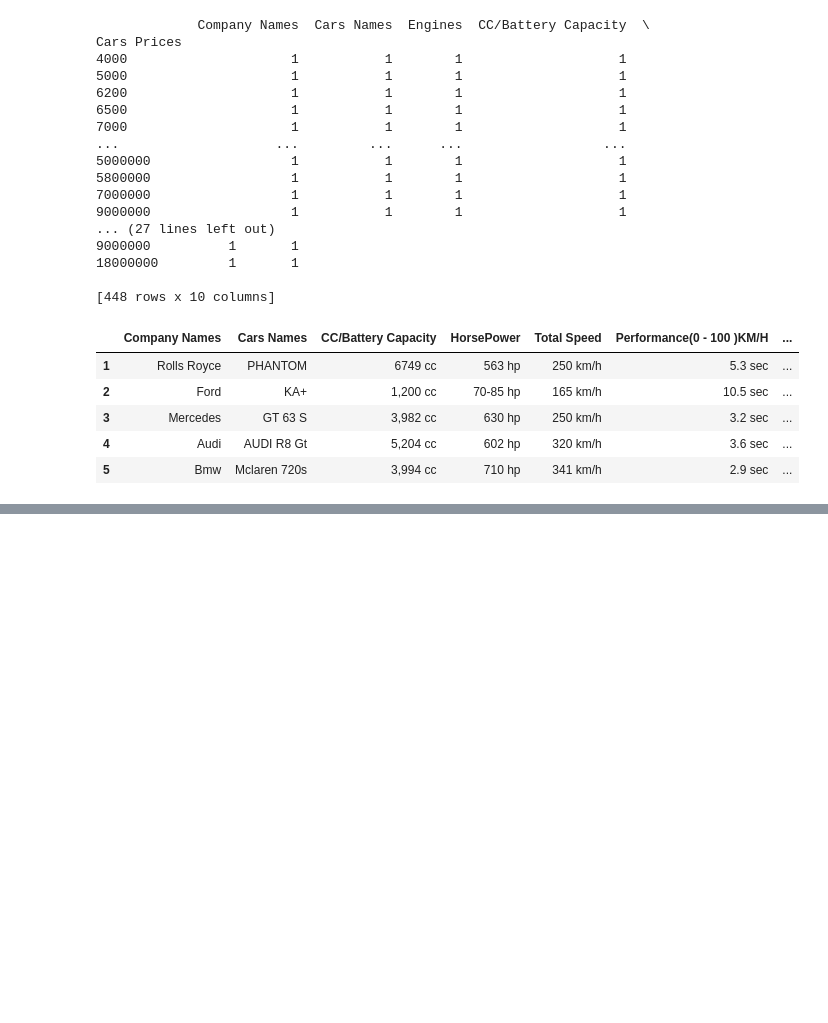
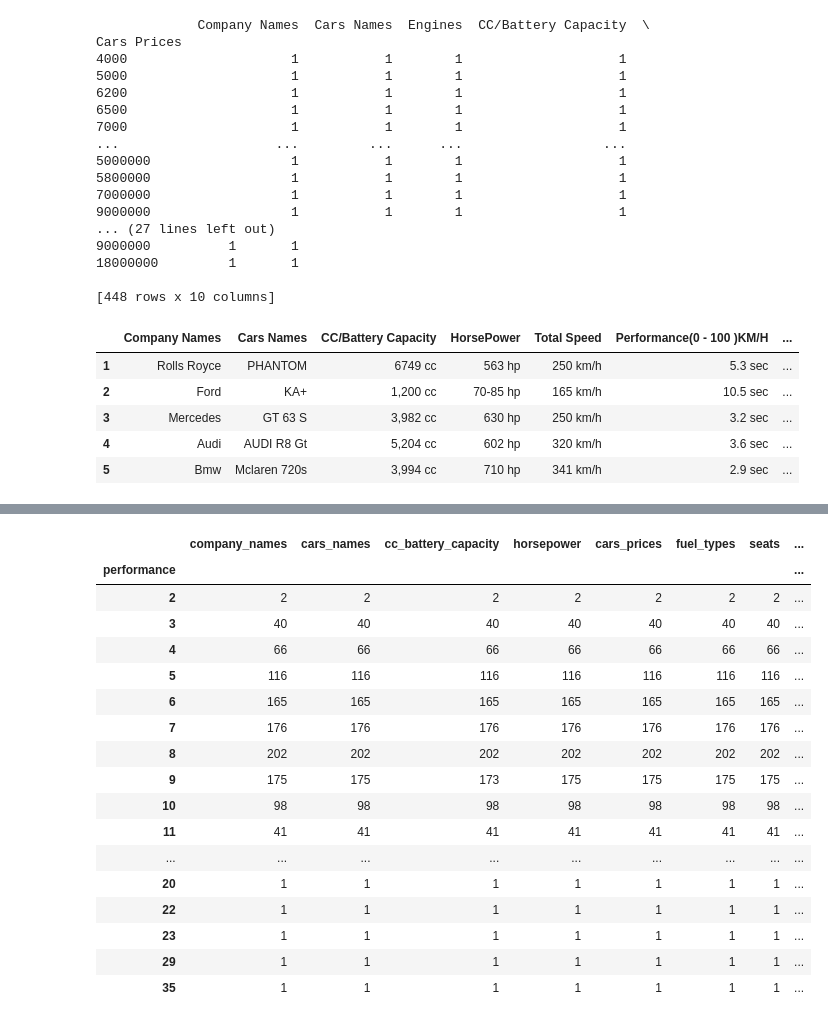
Before and after one commit to Wazard/GruppoX-Car-Analysis, a Jupyter notebook: car_analysis.ipynb, the cells around one changed output, grey strips where cells are left out. Cells and saved outputs as stored; diff of their text form; code cells hidden in the pictures; blank space fills up the shorter version.

Commit message:
all data cleaned

```diff
--- a/car_analysis.ipynb
+++ b/car_analysis.ipynb
@@ -229,0 +248,3 @@ clean_df.head()
+# %%
+clean_df = clean_df.drop(columns=['Total Speed'])
+clean_df.head()
@@ -229,0 +258,2 @@ clean_df.head()
+# %%
+handler.df = clean_df.copy()
@@ -229,0 +336,27 @@ clean_df.head()
+# %%
+col = "performance"
+handler.try_rename_col(col="performance_0_100_km_h", name=col)
+
+handler.try_clean_string_to_number_col(col)
+clean_df = handler.df.copy()
+group_df = clean_df.groupby(col).count()
+group_df.head(1500)
+# %% [output]
+|  | company_names | cars_names | cc_battery_capacity | horsepower | cars_prices | fuel_types | seats | ... |
+| performance |  |  |  |  |  |  |  | ... |
+| 2 | 2 | 2 | 2 | 2 | 2 | 2 | 2 | ... |
+| 3 | 40 | 40 | 40 | 40 | 40 | 40 | 40 | ... |
+| 4 | 66 | 66 | 66 | 66 | 66 | 66 | 66 | ... |
+| 5 | 116 | 116 | 116 | 116 | 116 | 116 | 116 | ... |
+| 6 | 165 | 165 | 165 | 165 | 165 | 165 | 165 | ... |
+| 7 | 176 | 176 | 176 | 176 | 176 | 176 | 176 | ... |
+| 8 | 202 | 202 | 202 | 202 | 202 | 202 | 202 | ... |
+| 9 | 175 | 175 | 173 | 175 | 175 | 175 | 175 | ... |
+| 10 | 98 | 98 | 98 | 98 | 98 | 98 | 98 | ... |
+| 11 | 41 | 41 | 41 | 41 | 41 | 41 | 41 | ... |
+| ... | ... | ... | ... | ... | ... | ... | ... | ... |
+| 20 | 1 | 1 | 1 | 1 | 1 | 1 | 1 | ... |
+| 22 | 1 | 1 | 1 | 1 | 1 | 1 | 1 | ... |
+| 23 | 1 | 1 | 1 | 1 | 1 | 1 | 1 | ... |
+| 29 | 1 | 1 | 1 | 1 | 1 | 1 | 1 | ... |
+| 35 | 1 | 1 | 1 | 1 | 1 | 1 | 1 | ... |
```
Also changed, not shown: parts of 6 cells of this notebook, 1 other file.
